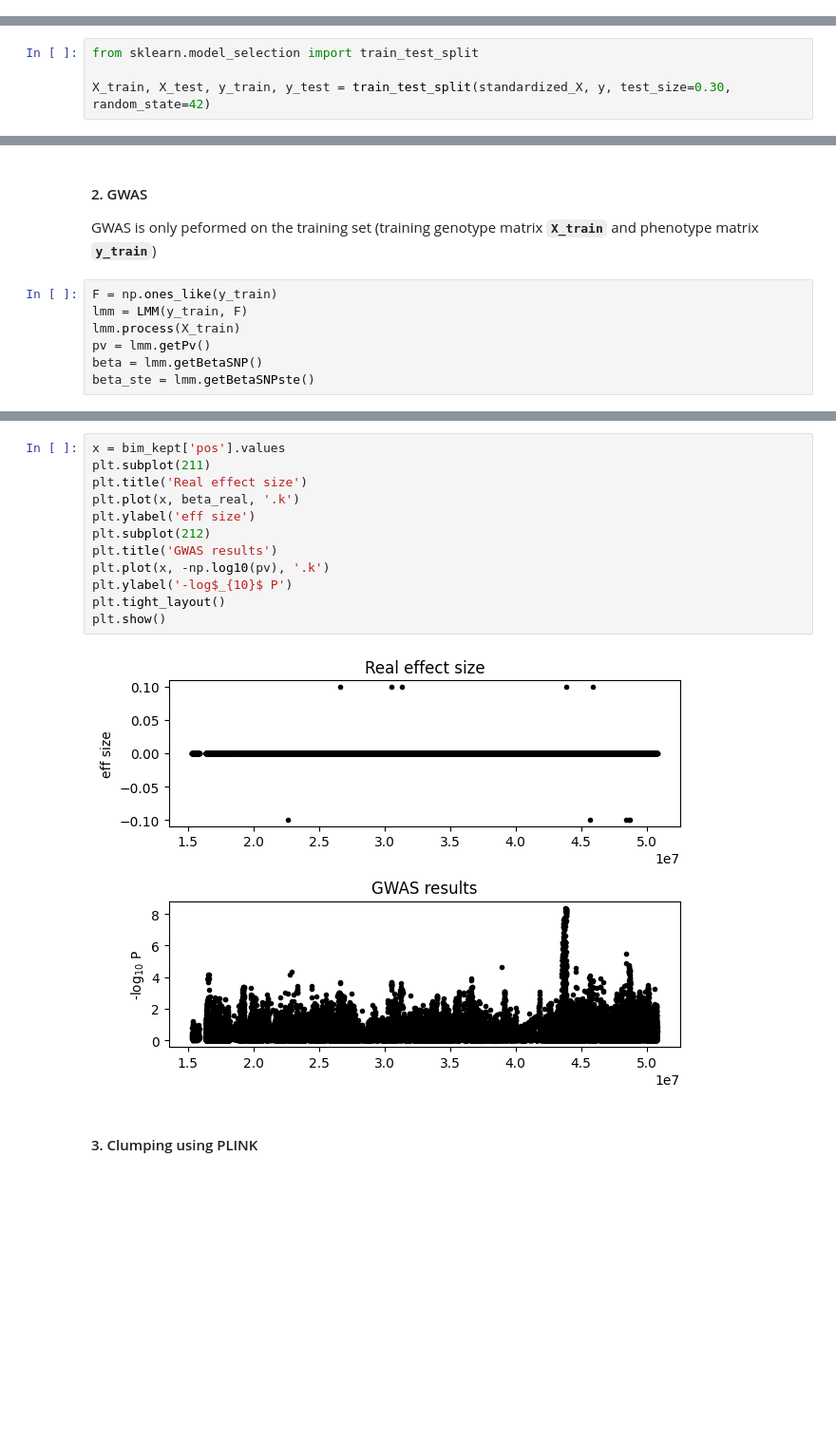
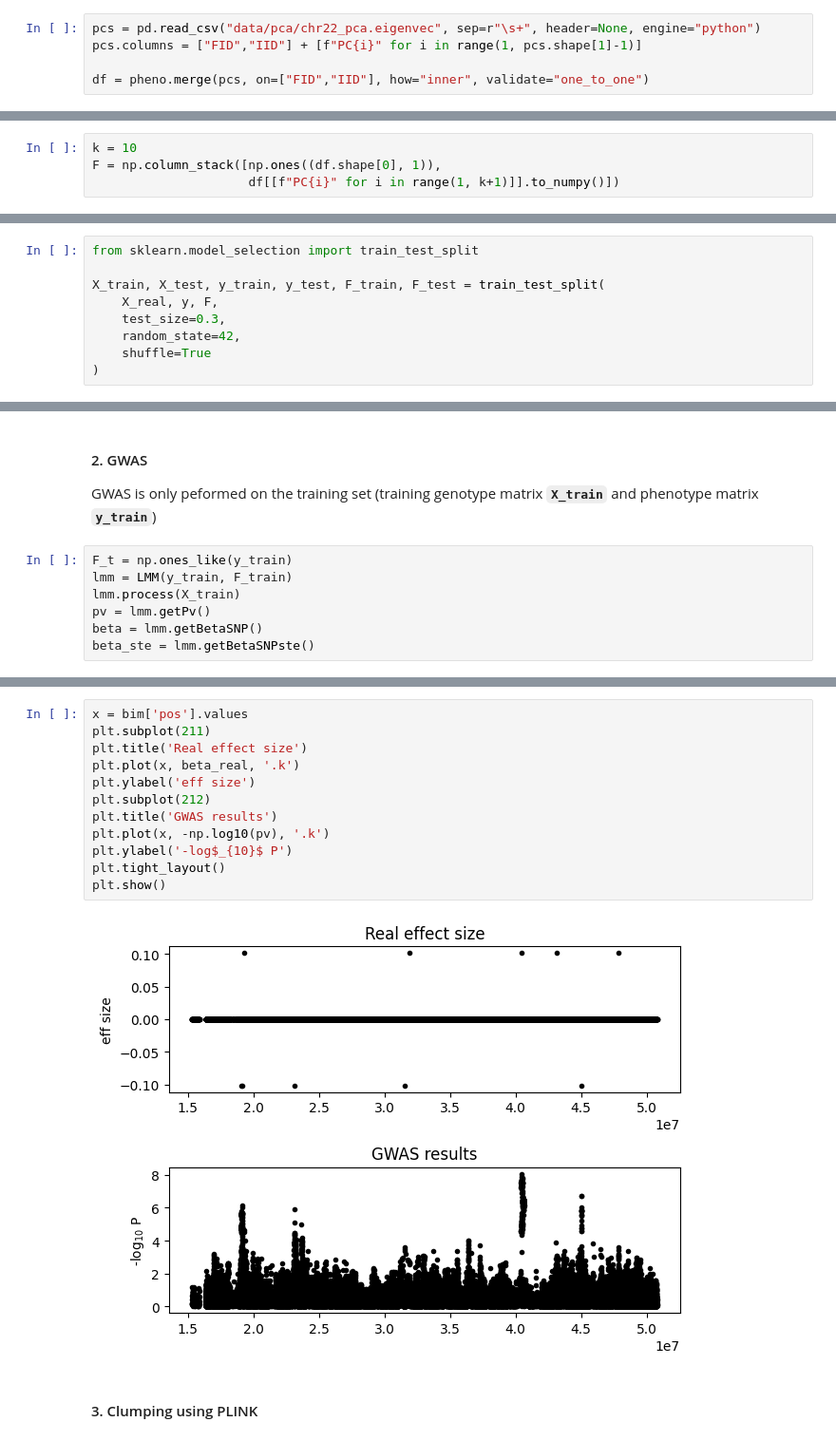
Before and after one commit to sueoglu/gobi_gwas, a Jupyter notebook: oyku/gwas.ipynb, the cells around one changed output, grey strips where cells are left out. Shown at 95% size. Saved outputs shown, nothing was run; the diff lists cells and outputs as text; blank space fills up the shorter version.

```diff
--- a/oyku/gwas.ipynb
+++ b/oyku/gwas.ipynb
@@ -286,0 +347,5 @@ y, beta_real = simulate_pheno(standardized_X, idx_caus, var_expl)
+# %%
+pcs = pd.read_csv("data/pca/chr22_pca.eigenvec", sep=r"\s+", header=None, engine="python")
+pcs.columns = ["FID","IID"] + [f"PC{i}" for i in range(1, pcs.shape[1]-1)]
+
+df = pheno.merge(pcs, on=["FID","IID"], how="inner", validate="one_to_one")
@@ -286,0 +354,4 @@ y, beta_real = simulate_pheno(standardized_X, idx_caus, var_expl)
+# %%
+k = 10
+F = np.column_stack([np.ones((df.shape[0], 1)),
+                     df[[f"PC{i}" for i in range(1, k+1)]].to_numpy()])
@@ -296,5 +388,10 @@ Now we have:
 # %%
 from sklearn.model_selection import train_test_split
 
-X_train, X_test, y_train, y_test = train_test_split(standardized_X, y, test_size=0.30, random_state=42)
+X_train, X_test, y_train, y_test, F_train, F_test = train_test_split(
+    X_real, y, F,
+    test_size=0.3,
+    random_state=42,
+    shuffle=True
+)
 # %%
@@ -306,8 +403,8 @@ X_train.shape, X_test.shape
 
 GWAS is only peformed on the training set (training genotype matrix **`X_train`** and phenotype matrix **`y_train`**)
 # %%
-F = np.ones_like(y_train)
-lmm = LMM(y_train, F)
+F_t = np.ones_like(y_train)
+lmm = LMM(y_train, F_train)
 lmm.process(X_train)
 pv = lmm.getPv()
 beta = lmm.getBetaSNP()
@@ -327,17 +436,17 @@ plt.show()
 # %%
-x = bim_kept['pos'].values
+x = bim['pos'].values
 plt.subplot(211)
 plt.title('Real effect size')
 plt.plot(x, beta_real, '.k')
 plt.ylabel('eff size')
 plt.subplot(212)
 plt.title('GWAS results')
 plt.plot(x, -np.log10(pv), '.k')
 plt.ylabel('-log$_{10}$ P')
 plt.tight_layout()
 plt.show()
 # %% [output]
-[figure, old version]
+[figure, new version]
 # %% [markdown]
 #### 3. Clumping using PLINK
 # %% [markdown]
```
Also changed, not shown: parts of 31 cells of this notebook, 9 other files.
